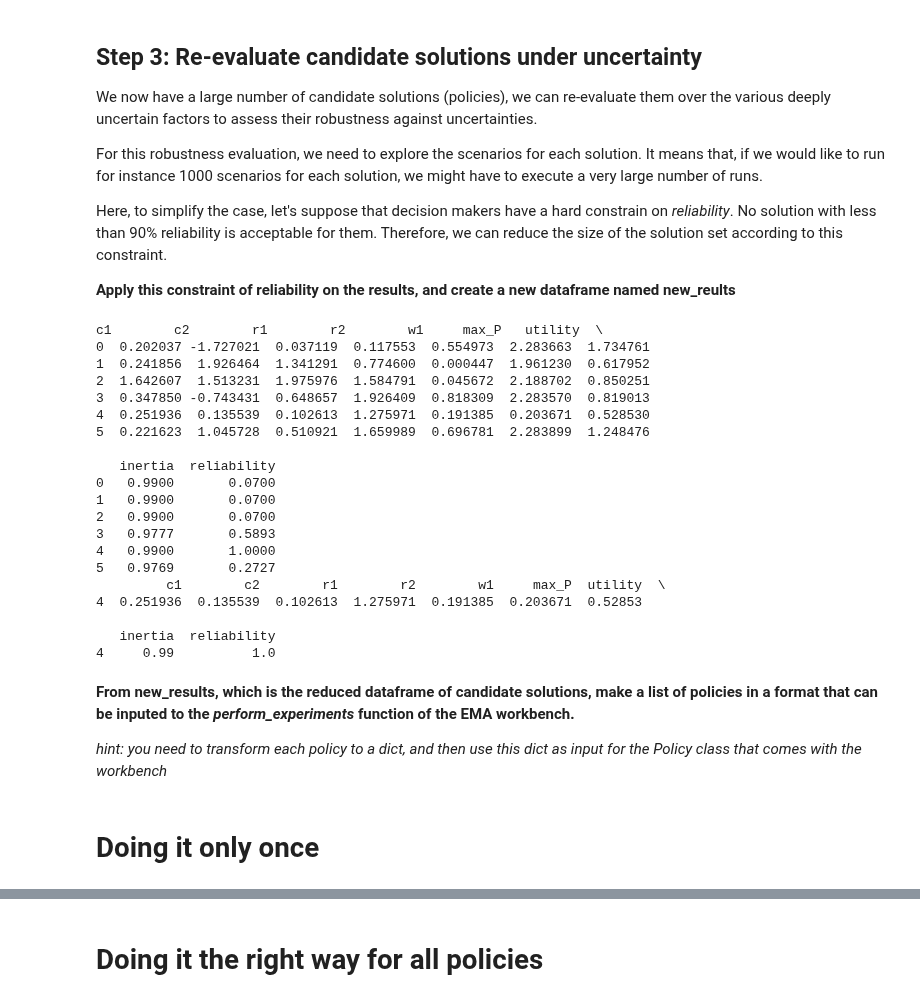
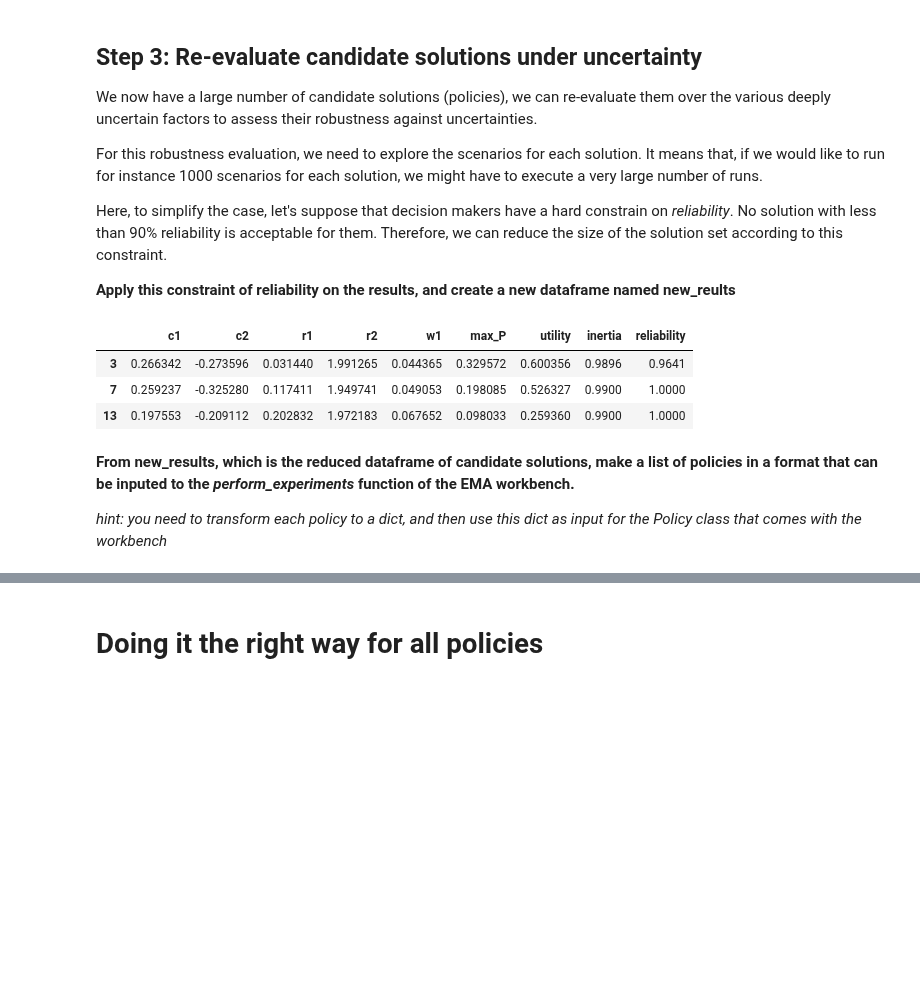
Before and after one commit to triple-capacho/EPA1361, a Jupyter notebook: Week 5-6 - robustness and direct search/assignment 8 - MORDM.ipynb, the cells around one changed output, grey strips where cells are left out. Drawn from its saved outputs; the diff is of its cells as text; code cells hidden in the pictures; blank space fills up the shorter version.

```diff
--- a/Week 5-6 - robustness and direct search/assignment 8 - MORDM.ipynb
+++ b/Week 5-6 - robustness and direct search/assignment 8 - MORDM.ipynb
@@ -169,41 +261,18 @@ For this robustness evaluation, we need to explore the scenarios for each soluti
 Here, to simplify the case, let's suppose that decision makers have a hard constrain on *reliability*. No solution with less than 90% reliability is acceptable for them. Therefore, we can reduce the size of the solution set according to this constraint.
 
 **Apply this constraint of reliability on the results, and create a new dataframe named new_reults**
-# %%
-# from ema_workbench.analysis import prim
-
-# x = experiments
-# y = outcomes['reliability'] > 0.9
-# prim_alg = prim.Prim(x, y, threshold = 0.8)
-# box1 = prim_alg.find_box()
-print(results)
-new_results = results[results['reliability'] >= 0.9]
-print(new_results)
-# %% [output]
-c1        c2        r1        r2        w1     max_P   utility  \
-0  0.202037 -1.727021  0.037119  0.117553  0.554973  2.283663  1.734761
-1  0.241856  1.926464  1.341291  0.774600  0.000447  1.961230  0.617952
-2  1.642607  1.513231  1.975976  1.584791  0.045672  2.188702  0.850251
-3  0.347850 -0.743431  0.648657  1.926409  0.818309  2.283570  0.819013
-4  0.251936  0.135539  0.102613  1.275971  0.191385  0.203671  0.528530
-5  0.221623  1.045728  0.510921  1.659989  0.696781  2.283899  1.248476
-
-   inertia  reliability
-0   0.9900       0.0700
-1   0.9900       0.0700
-2   0.9900       0.0700
-3   0.9777       0.5893
-4   0.9900       1.0000
-5   0.9769       0.2727
-         c1        c2        r1        r2        w1     max_P  utility  \
-4  0.251936  0.135539  0.102613  1.275971  0.191385  0.203671  0.52853
-
-   inertia  reliability
-4     0.99          1.0
+# %%
+# use the results when epsilon =0.1
+new_results = results_4[results_4['reliability'] >= 0.9]
+# %%
+new_results
+# %% [output]
+|  | c1 | c2 | r1 | r2 | w1 | max_P | utility | inertia | reliability |
+| 3 | 0.266342 | -0.273596 | 0.031440 | 1.991265 | 0.044365 | 0.329572 | 0.600356 | 0.9896 | 0.9641 |
+| 7 | 0.259237 | -0.325280 | 0.117411 | 1.949741 | 0.049053 | 0.198085 | 0.526327 | 0.9900 | 1.0000 |
+| 13 | 0.197553 | -0.209112 | 0.202832 | 1.972183 | 0.067652 | 0.098033 | 0.259360 | 0.9900 | 1.0000 |
 # %% [markdown]
 
 **From new_results, which is the reduced dataframe of candidate solutions, make a list of policies in a format that can be inputed to the *perform_experiments* function of the EMA workbench.**
 
 *hint: you need to transform each policy to a dict, and then use this dict as input for the Policy class that comes with the workbench*
-# %% [markdown]
-# Doing it only once
```
Also changed, not shown: parts of 31 cells of this notebook.
